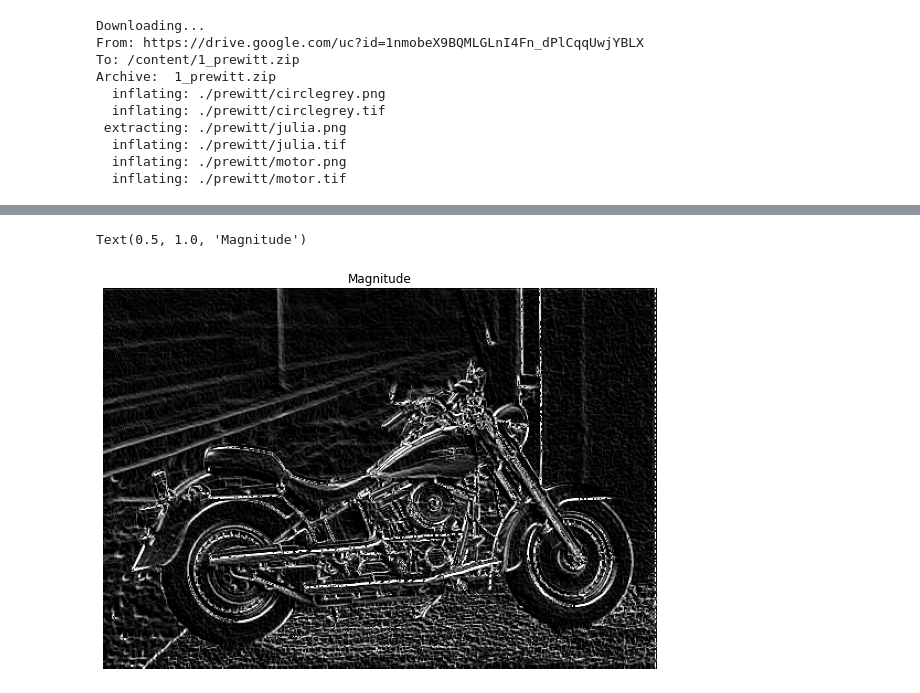
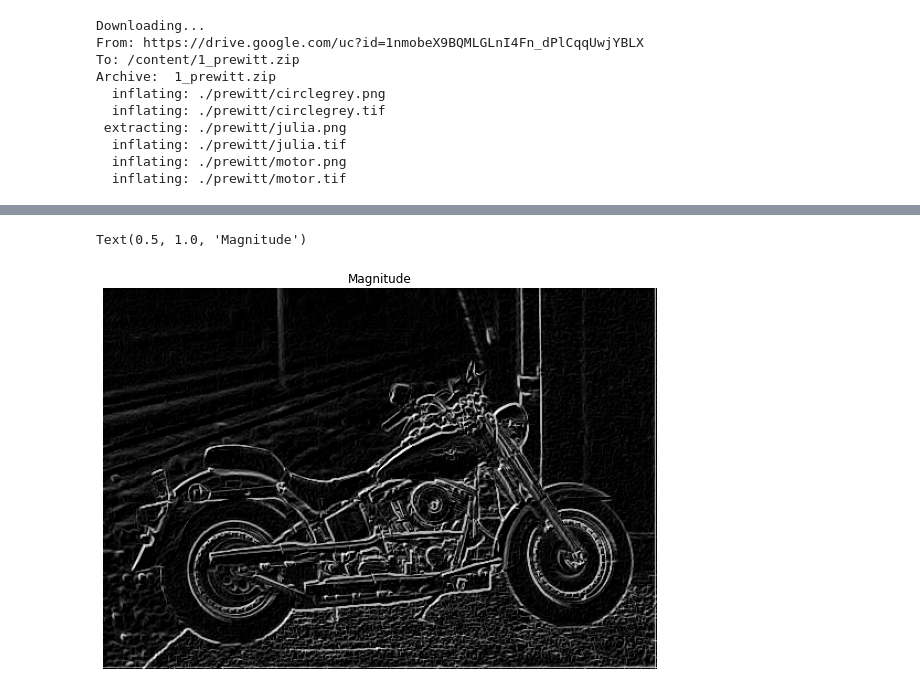
Before and after one commit to rikkudo/prewitt, a Jupyter notebook: FDAW78_Task_1_Prewitt.ipynb, the cells around one changed output, grey strips where cells are left out. Saved outputs shown, nothing was run; the diff lists cells and outputs as text; code cells hidden in the pictures.

```diff
--- a/FDAW78_Task_1_Prewitt.ipynb
+++ b/FDAW78_Task_1_Prewitt.ipynb
@@ -37,28 +41,35 @@ plt.show()
+# %%
+#prewitt
+kernelx = np.array([[-1, 0, 1],
+                     [-1, 0, 1],
+                     [-1, 0, 1]])
+kernely = np.array([[-1, -1, -1],
+                     [0, 0, 0],
+                     [1, 1, 1]])
 # %%
 img1 = cv2.imread('/content/prewitt/motor.png')
 gray1 = cv2.cvtColor(img1, cv2.COLOR_BGR2GRAY)
 
-#prewitt
-kernelx1 = np.array([[1,1,1],[0,0,0],[-1,-1,-1]])
-kernely1 = np.array([[-1,0,1],[-1,0,1],[-1,0,1]])
-img_prewittx1 = cv2.filter2D(gray1, -1, kernelx1)
-img_prewitty1 = cv2.filter2D(gray1, -1, kernely1)
-magnitude1 = img_prewittx1 + img_prewitty1
+img_prewittx1 = cv2.filter2D(gray1, -1, kernelx)
+img_prewitty1 = cv2.filter2D(gray1, -1, kernely)
+
+G = np.hypot(img_prewittx1, img_prewitty1)
+magnitude1 = skimage.exposure.rescale_intensity(G, in_range='image', out_range=(0,255)).astype(np.uint8)
 
 orientation1 = np.arctan2(img_prewitty1, img_prewittx1)
 orientation1 = skimage.exposure.rescale_intensity(orientation1, in_range='image', out_range=(0,255)).astype(np.uint8)
 
 fig = plt.figure(figsize=(10, 7))
 rows = 1
 columns = 1
 
 fig.add_subplot(rows, columns, 1)
 plt.imshow(magnitude1, cmap="gray")
 plt.axis('off')
 plt.title("Magnitude")
 # %% [output]
 Text(0.5, 1.0, 'Magnitude')
-[figure, old version]
+[figure, new version]
 # %%
 img2 = cv2.imread('/content/prewitt/circlegrey.png')
 gray2 = cv2.cvtColor(img2, cv2.COLOR_BGR2GRAY)
```
Also changed, not shown: parts of 7 cells of this notebook.
